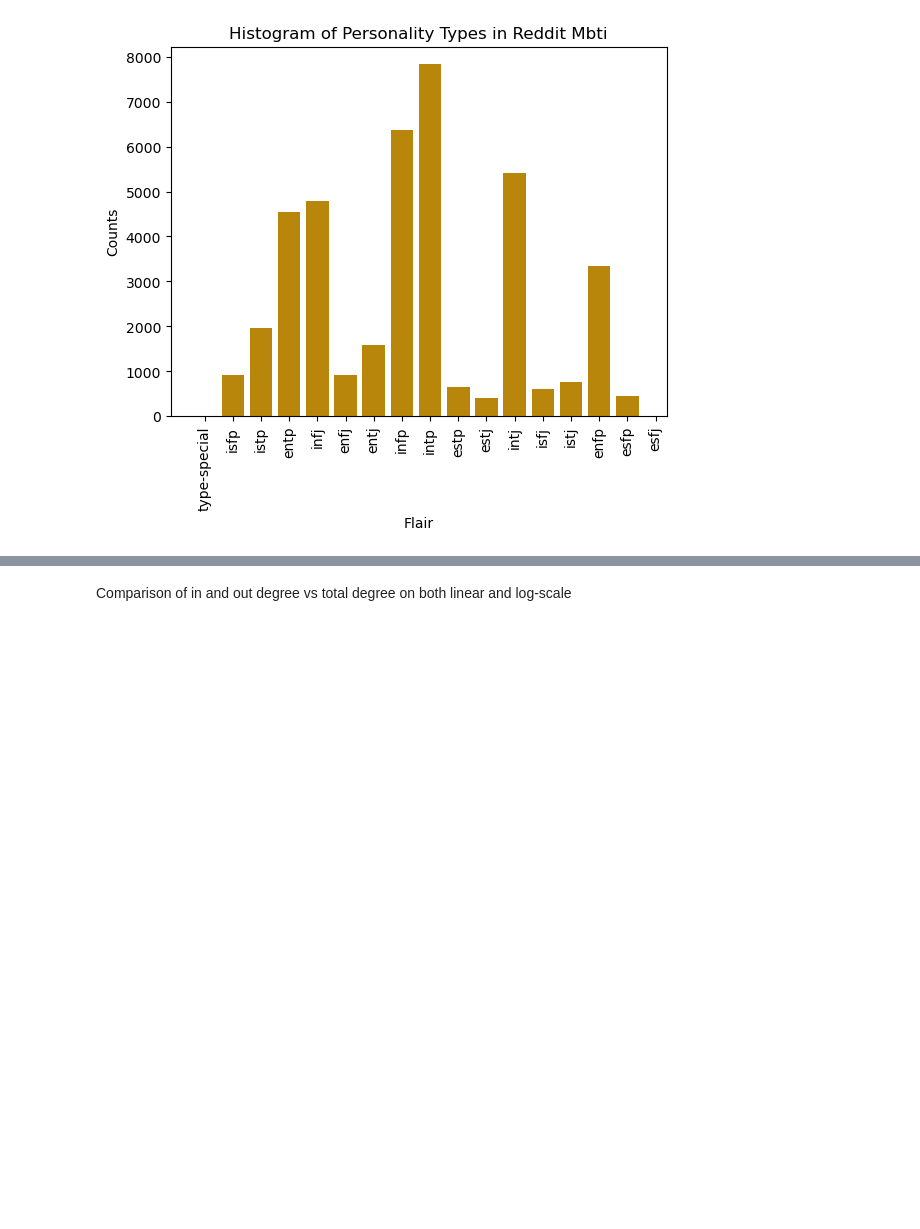
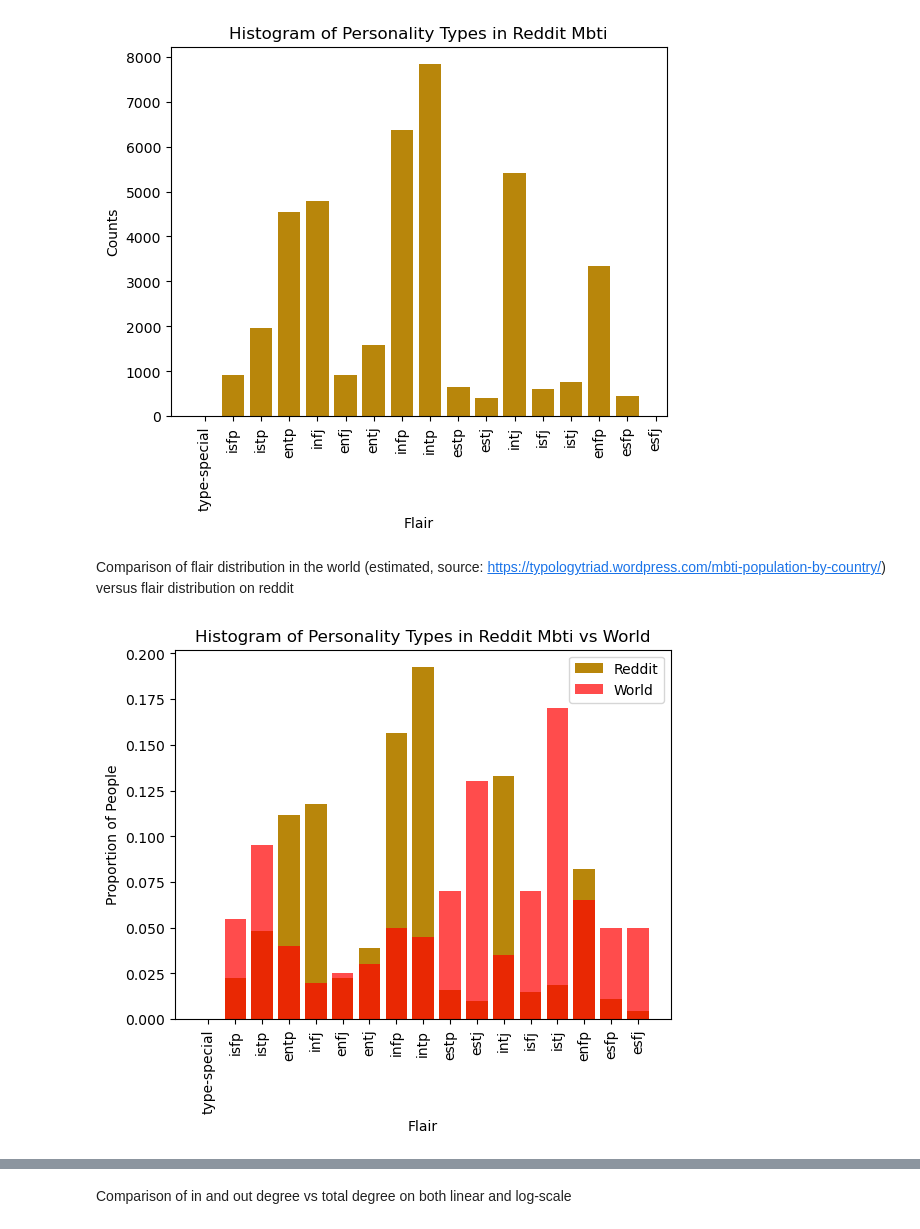
Before and after one commit to luchsonice/MBTI, a Jupyter notebook: 3_Stats.ipynb, the cells around one changed output, grey strips where cells are left out. Drawn from its saved outputs; the diff is of its cells as text; code cells hidden in the pictures; blank space fills up the shorter version.

```diff
--- a/3_Stats.ipynb
+++ b/3_Stats.ipynb
@@ -169,3 +169,27 @@ plt.xticks(rotation=90)
 plt.show()
 # %% [output]
 [figure]
+# %% [markdown]
+Comparison of flair distribution in the world (estimated, source: https://typologytriad.wordpress.com/mbti-population-by-country/) versus flair distribution on reddit
+# %%
+# Get number of counts for each flair
+flairs = [G.nodes[node]['flair'] for node in G.nodes()]
+flairs_counter = Counter(flairs)
+flairs = [flairs_counter[x] for x in flairs_counter.keys()]
+flairs /= np.sum(flairs)
+
+world_flairs = [0,0.055,0.095,0.04,0.02,0.025,0.03,0.05,0.045,0.07,0.13,0.035,0.07,0.17,0.065,0.05,0.05]
+
+# Plot
+plt.figure()
+plt.bar(np.arange(17)-0.4,flairs,color='darkgoldenrod',width=0.8,label='Reddit')
+plt.bar(np.arange(17)-0.4,world_flairs,color='red',width=0.8,alpha=0.7,label='World')
+plt.title('Histogram of Personality Types in Reddit Mbti vs World')
+plt.xticks(np.arange(17)-0.4,flairs_counter.keys(),rotation=90)
+plt.xlabel('Flair')
+plt.ylabel('Proportion of People')
+plt.xticks(rotation=90)
+plt.legend()
+plt.show()
+# %% [output]
+[figure, added]
```
Also changed, not shown: parts of 2 cells of this notebook.
